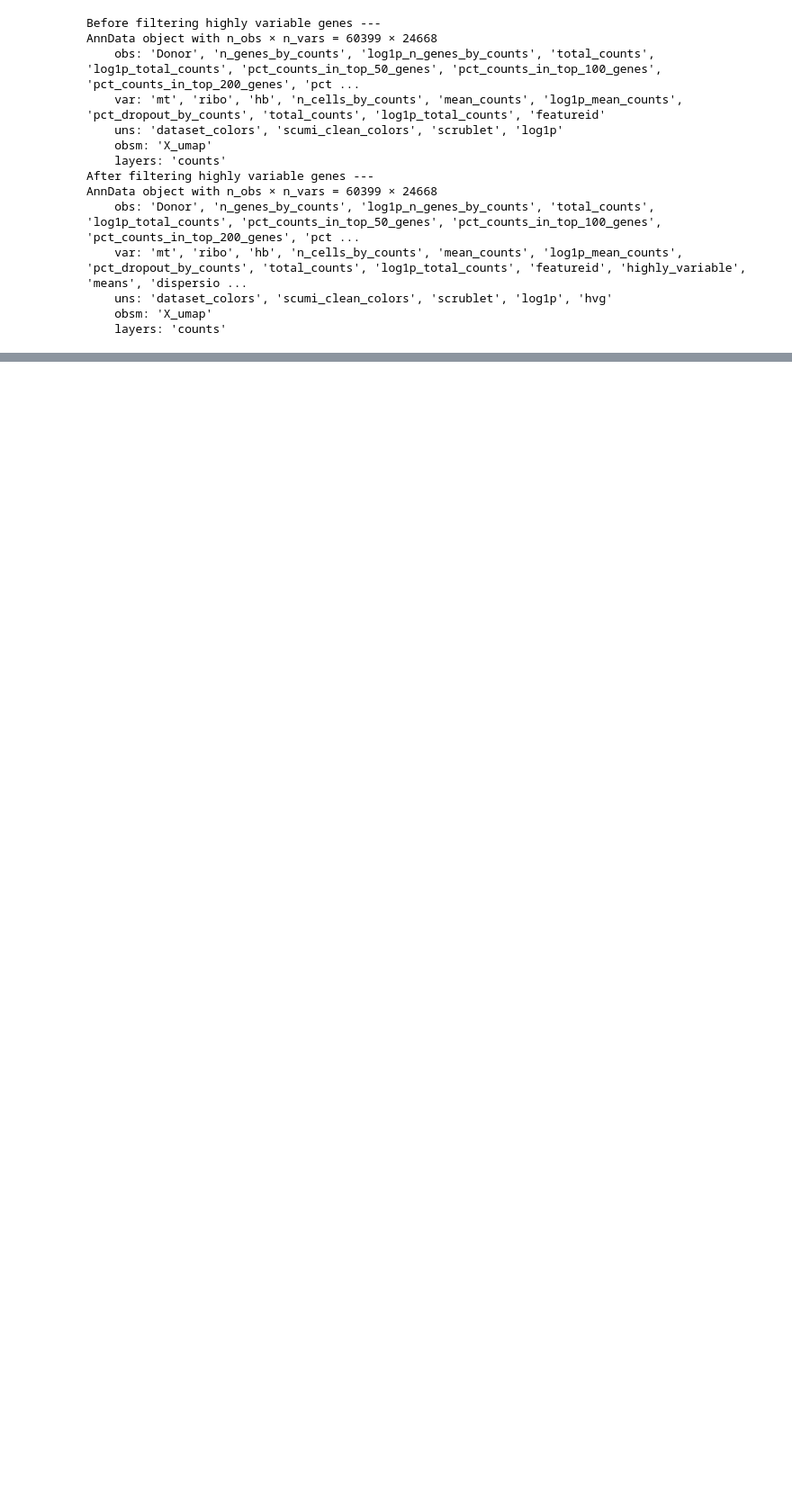
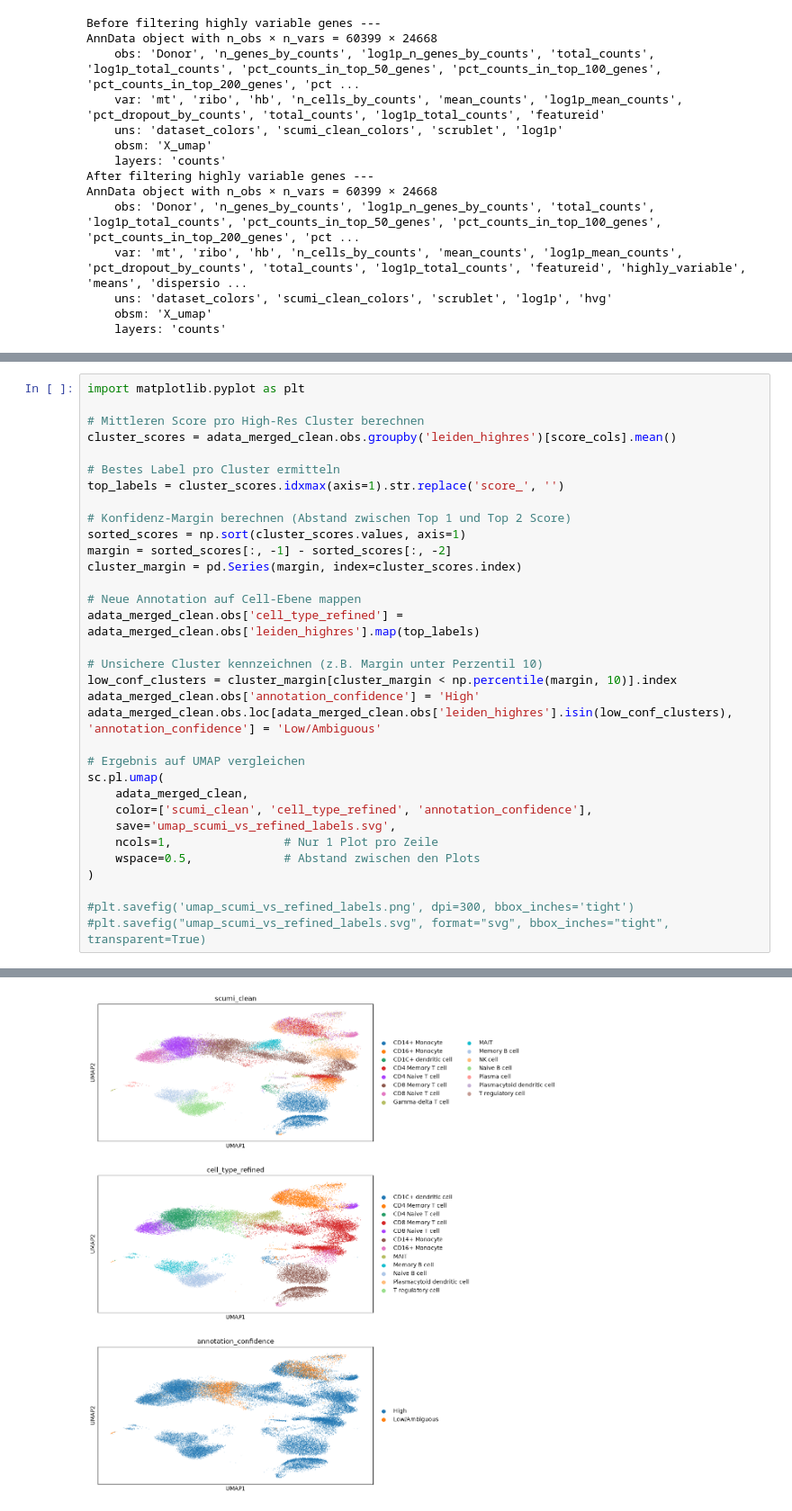
Before and after one commit to Boolean-true/CLACELL, a Jupyter notebook: evaluation/dataset_analysis.ipynb, the cells around one changed output, grey strips where cells are left out. Shown at 90% size. Cells and saved outputs as stored; diff of their text form; blank space fills up the shorter version.

```diff
--- a/evaluation/dataset_analysis.ipynb
+++ b/evaluation/dataset_analysis.ipynb
@@ -2070,0 +2010,34 @@ Gefundene Test-Marker in var_names: ['CD3D', 'CD4', 'CD8A', 'MS4A1', 'CD14', 'NC
+# %%
+import matplotlib.pyplot as plt
+
+# Mittleren Score pro High-Res Cluster berechnen
+cluster_scores = adata_merged_clean.obs.groupby('leiden_highres')[score_cols].mean()
+
+# Bestes Label pro Cluster ermitteln
+top_labels = cluster_scores.idxmax(axis=1).str.replace('score_', '')
+
+# Konfidenz-Margin berechnen (Abstand zwischen Top 1 und Top 2 Score)
+sorted_scores = np.sort(cluster_scores.values, axis=1)
+margin = sorted_scores[:, -1] - sorted_scores[:, -2]
+cluster_margin = pd.Series(margin, index=cluster_scores.index)
+
+# Neue Annotation auf Cell-Ebene mappen
+adata_merged_clean.obs['cell_type_refined'] = adata_merged_clean.obs['leiden_highres'].map(top_labels)
+
+# Unsichere Cluster kennzeichnen (z.B. Margin unter Perzentil 10)
+low_conf_clusters = cluster_margin[cluster_margin < np.percentile(margin, 10)].index
+adata_merged_clean.obs['annotation_confidence'] = 'High'
+adata_merged_clean.obs.loc[adata_merged_clean.obs['leiden_highres'].isin(low_conf_clusters), 'annotation_confidence'] = 'Low/Ambiguous'
+
+# Ergebnis auf UMAP vergleichen
+sc.pl.umap(
+    adata_merged_clean,
+    color=['scumi_clean', 'cell_type_refined', 'annotation_confidence'],
+    save='umap_scumi_vs_refined_labels.svg',
+    ncols=1,                # Nur 1 Plot pro Zeile
+    wspace=0.5,             # Abstand zwischen den Plots
+)
+
+#plt.savefig('umap_scumi_vs_refined_labels.png', dpi=300, bbox_inches='tight')
+#plt.savefig("umap_scumi_vs_refined_labels.svg", format="svg", bbox_inches="tight", transparent=True)
+# %% [output]
@@ -2070,0 +2045 @@ Gefundene Test-Marker in var_names: ['CD3D', 'CD4', 'CD8A', 'MS4A1', 'CD14', 'NC
+[figure, added]
```
Also changed, not shown: parts of 28 cells of this notebook, 4 other files.
